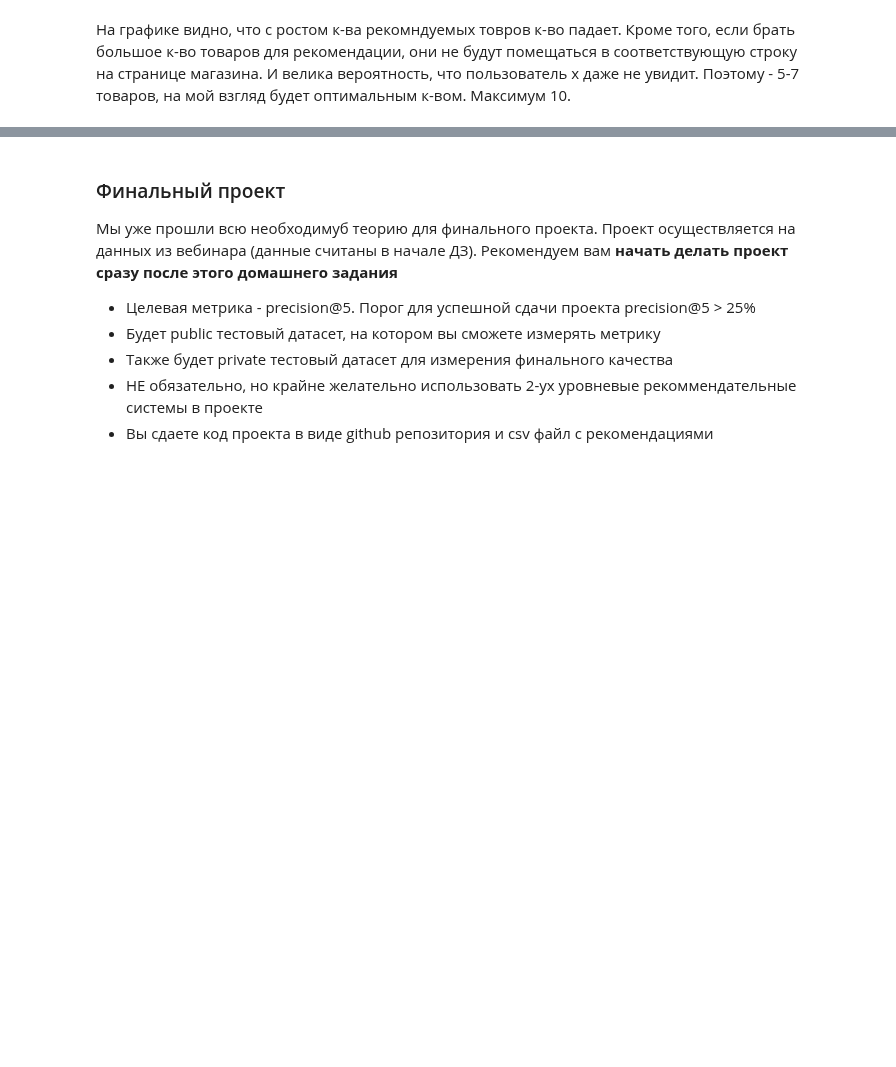
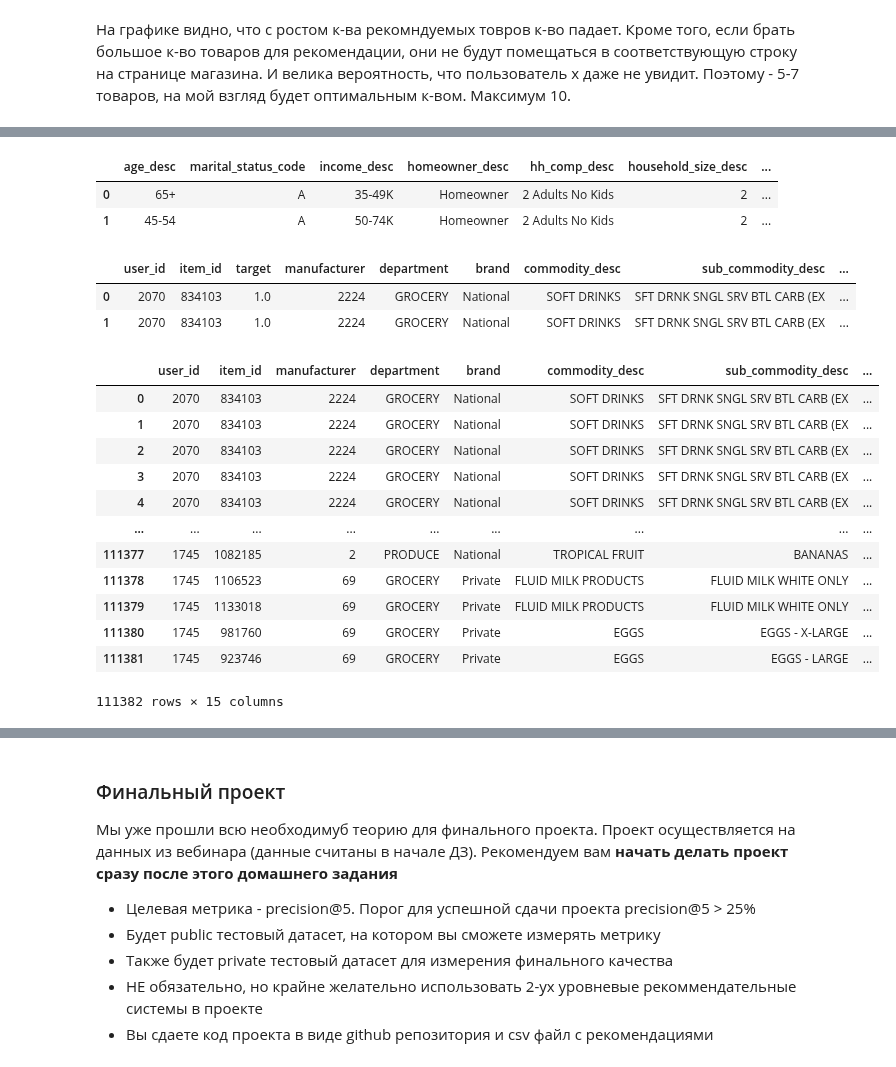
Before and after one commit to evelisko/GB_RegSys, a Jupyter notebook: Lesson_6/HW_RS_Lesson_6.ipynb, the cells around one changed output, grey strips where cells are left out. Saved outputs shown, nothing was run; the diff lists cells and outputs as text; code cells hidden in the pictures; blank space fills up the shorter version.

```diff
--- a/Lesson_6/HW_RS_Lesson_6.ipynb
+++ b/Lesson_6/HW_RS_Lesson_6.ipynb
@@ -189,0 +217,8 @@ plt.show()
+# %%
+s = users_lvl_2.apply(lambda x: pd.Series(x['candidates']), axis=1).stack().reset_index(level=1, drop=True)
+s.name = 'item_id'
+
+users_lvl_2 = users_lvl_2.drop('candidates', axis=1).join(s)
+users_lvl_2['drop'] = 1  # фиктивная переменная
+
+users_lvl_2.head(4)
@@ -189,0 +231,8 @@ plt.show()
+# %%
+targets_lvl_2 = data_train_lvl_2[['user_id', 'item_id']].copy()
+targets_lvl_2['target'] = 1  # тут только покупки
+
+targets_lvl_2 = users_lvl_2.merge(targets_lvl_2, on=['user_id', 'item_id'], how='left')
+
+targets_lvl_2['target'].fillna(0, inplace= True)
+targets_lvl_2.drop('drop', axis=1, inplace=True)
@@ -189,0 +255,34 @@ plt.show()
+# %%
+user_features.head(2)
+# %% [output]
+|  | age_desc | marital_status_code | income_desc | homeowner_desc | hh_comp_desc | household_size_desc | ... |
+| 0 | 65+ | A | 35-49K | Homeowner | 2 Adults No Kids | 2 | ... |
+| 1 | 45-54 | A | 50-74K | Homeowner | 2 Adults No Kids | 2 | ... |
+# %%
+targets_lvl_2 = targets_lvl_2.merge(item_features, on='item_id', how='left')
+targets_lvl_2 = targets_lvl_2.merge(user_features, on='user_id', how='left')
+
+targets_lvl_2.head(2)
+# %% [output]
+|  | user_id | item_id | target | manufacturer | department | brand | commodity_desc | sub_commodity_desc | ... |
+| 0 | 2070 | 834103 | 1.0 | 2224 | GROCERY | National | SOFT DRINKS | SFT DRNK SNGL SRV BTL CARB (EX | ... |
+| 1 | 2070 | 834103 | 1.0 | 2224 | GROCERY | National | SOFT DRINKS | SFT DRNK SNGL SRV BTL CARB (EX | ... |
+# %%
+X_train = targets_lvl_2.drop('target', axis=1)
+y_train = targets_lvl_2[['target']]
+# %%
+X_train
+# %% [output]
+|  | user_id | item_id | manufacturer | department | brand | commodity_desc | sub_commodity_desc | ... |
+| 0 | 2070 | 834103 | 2224 | GROCERY | National | SOFT DRINKS | SFT DRNK SNGL SRV BTL CARB (EX | ... |
+| 1 | 2070 | 834103 | 2224 | GROCERY | National | SOFT DRINKS | SFT DRNK SNGL SRV BTL CARB (EX | ... |
+| 2 | 2070 | 834103 | 2224 | GROCERY | National | SOFT DRINKS | SFT DRNK SNGL SRV BTL CARB (EX | ... |
+| 3 | 2070 | 834103 | 2224 | GROCERY | National | SOFT DRINKS | SFT DRNK SNGL SRV BTL CARB (EX | ... |
+| 4 | 2070 | 834103 | 2224 | GROCERY | National | SOFT DRINKS | SFT DRNK SNGL SRV BTL CARB (EX | ... |
+| ... | ... | ... | ... | ... | ... | ... | ... | ... |
+| 111377 | 1745 | 1082185 | 2 | PRODUCE | National | TROPICAL FRUIT | BANANAS | ... |
+| 111378 | 1745 | 1106523 | 69 | GROCERY | Private | FLUID MILK PRODUCTS | FLUID MILK WHITE ONLY | ... |
+| 111379 | 1745 | 1133018 | 69 | GROCERY | Private | FLUID MILK PRODUCTS | FLUID MILK WHITE ONLY | ... |
+| 111380 | 1745 | 981760 | 69 | GROCERY | Private | EGGS | EGGS - X-LARGE | ... |
+| 111381 | 1745 | 923746 | 69 | GROCERY | Private | EGGS | EGGS - LARGE | ... |
+111382 rows × 15 columns
```
Also changed, not shown: parts of 25 cells of this notebook.
